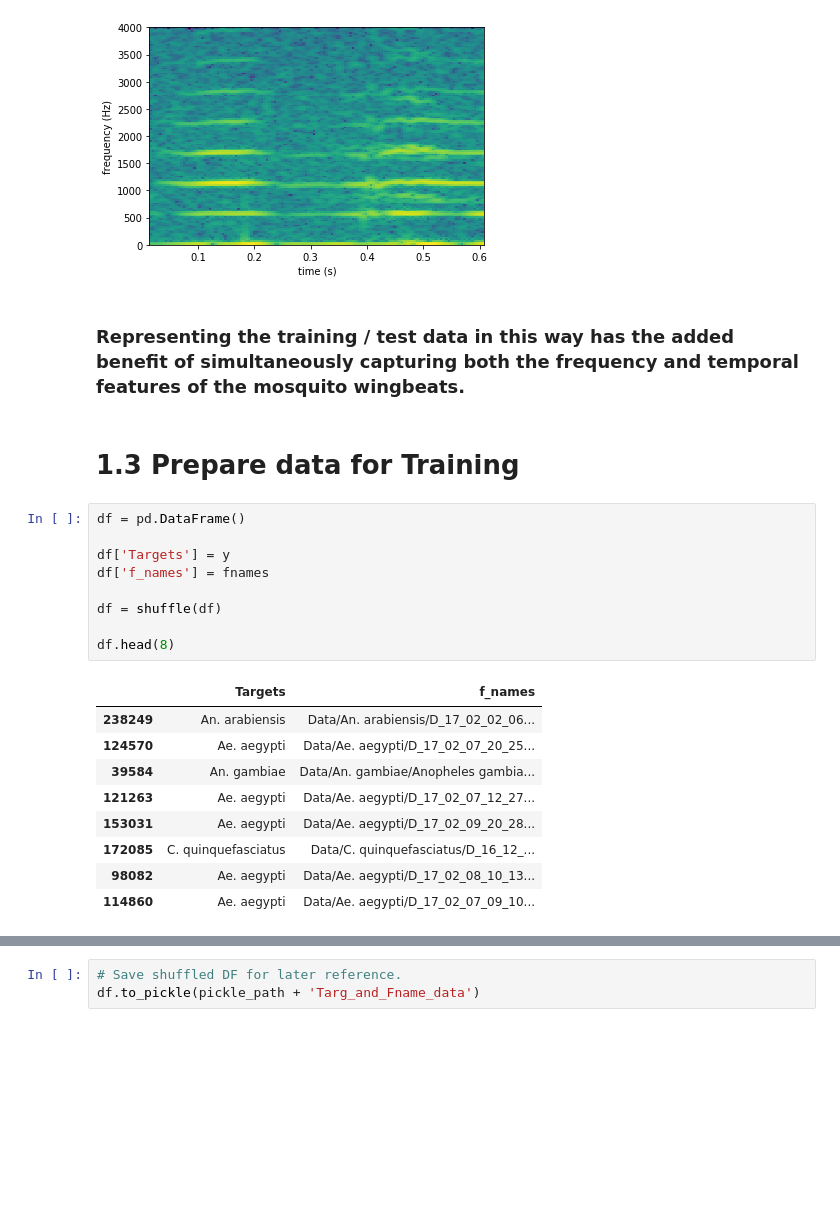
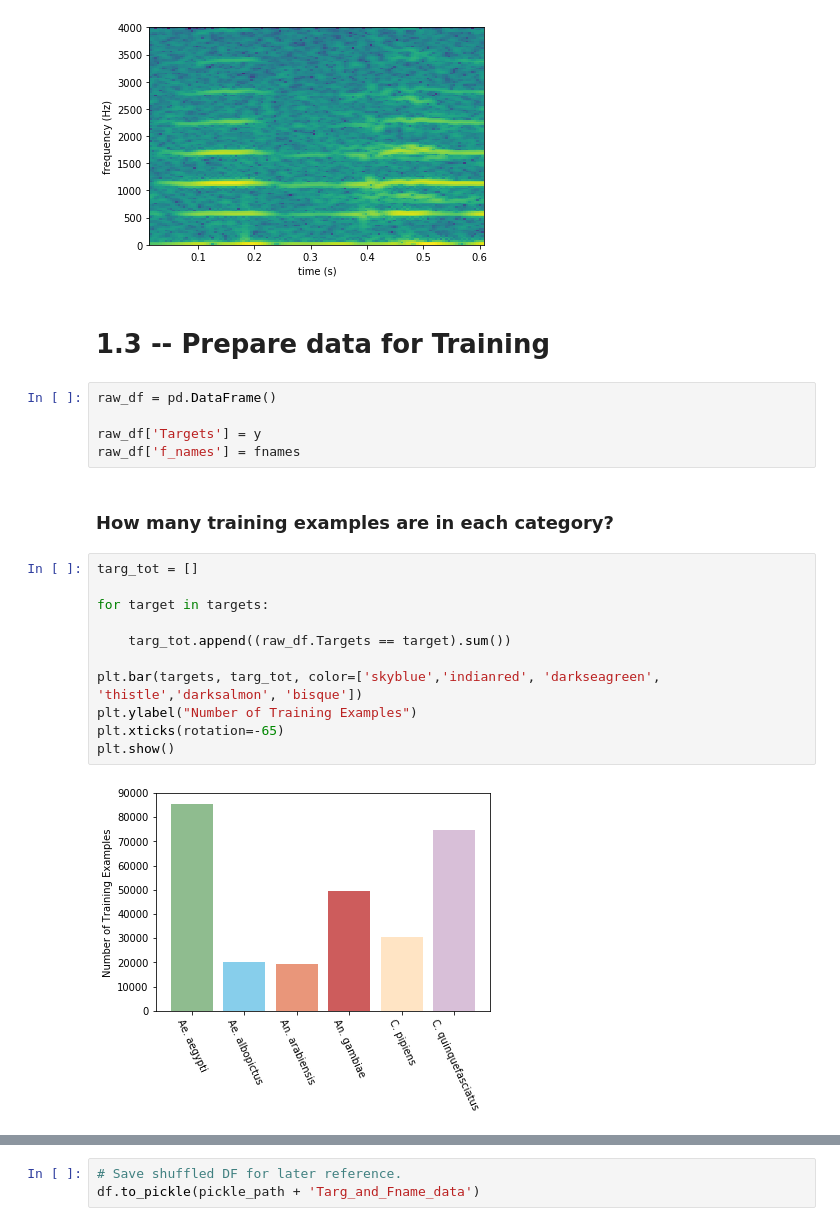
Before and after one commit to dtesselaar/Kaggle--Wingbeats, a Jupyter notebook: ProcessData.ipynb, the cells around one changed output, grey strips where cells are left out. Drawn from its saved outputs; the diff is of its cells as text; blank space fills up the shorter version.

```diff
--- a/ProcessData.ipynb
+++ b/ProcessData.ipynb
@@ -90,26 +89,25 @@ plt.ylabel('frequency (Hz)')
 plt.show()
 # %% [output]
 [figure]
-# %% [markdown]
-### Representing the training / test data in this way has the added benefit of simultaneously capturing both the frequency and temporal features of the mosquito wingbeats.
 # %% [markdown]
-# 1.3 Prepare data for Training
+# 1.3 -- Prepare data for Training
 # %%
-df = pd.DataFrame()
+raw_df = pd.DataFrame()
 
-df['Targets'] = y
-df['f_names'] = fnames
-
-df = shuffle(df)
-
-df.head(8)
+raw_df['Targets'] = y
+raw_df['f_names'] = fnames
-# %% [output]
-|  | Targets | f_names |
-| 238249 | An. arabiensis | Data/An. arabiensis/D_17_02_02_06... |
-| 124570 | Ae. aegypti | Data/Ae. aegypti/D_17_02_07_20_25... |
-| 39584 | An. gambiae | Data/An. gambiae/Anopheles gambia... |
-| 121263 | Ae. aegypti | Data/Ae. aegypti/D_17_02_07_12_27... |
-| 153031 | Ae. aegypti | Data/Ae. aegypti/D_17_02_09_20_28... |
-| 172085 | C. quinquefasciatus | Data/C. quinquefasciatus/D_16_12_... |
-| 98082 | Ae. aegypti | Data/Ae. aegypti/D_17_02_08_10_13... |
-| 114860 | Ae. aegypti | Data/Ae. aegypti/D_17_02_07_09_10... |
+# %% [markdown]
+### How many training examples are in each category?
+# %%
+targ_tot = []
+
+for target in targets:
+
+    targ_tot.append((raw_df.Targets == target).sum())
+
+plt.bar(targets, targ_tot, color=['skyblue','indianred', 'darkseagreen', 'thistle','darksalmon', 'bisque'])
+plt.ylabel("Number of Training Examples")
+plt.xticks(rotation=-65)
+plt.show()
+# %% [output]
+[figure, added]
```
Also changed, not shown: parts of 22 cells of this notebook, 2 other files.
